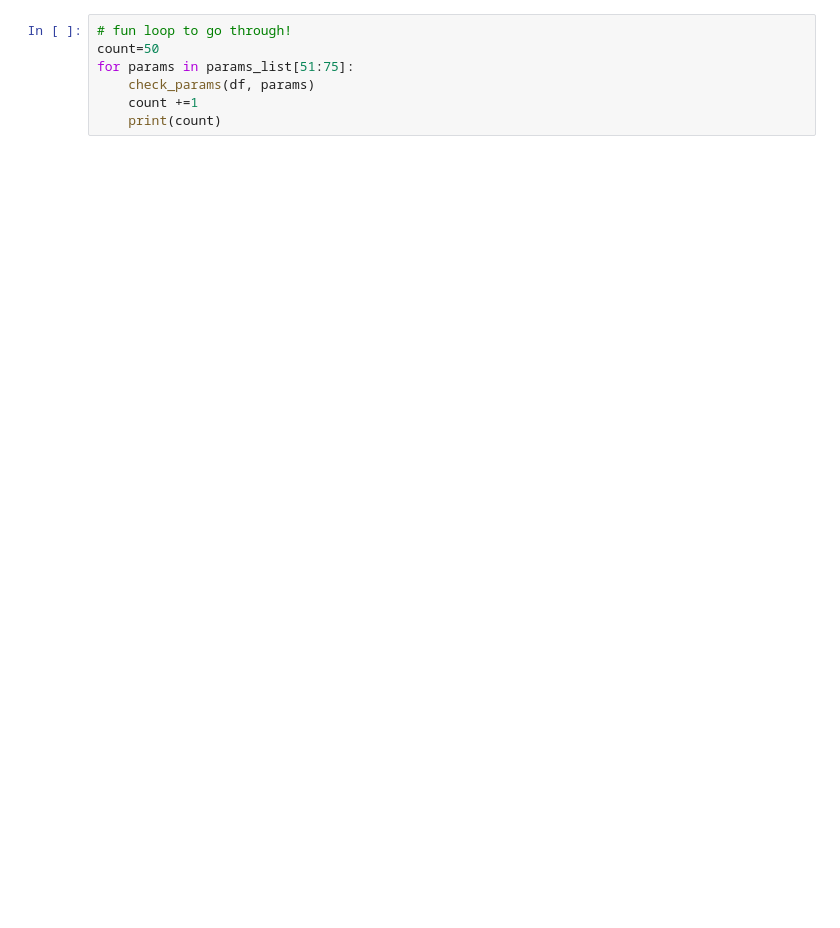
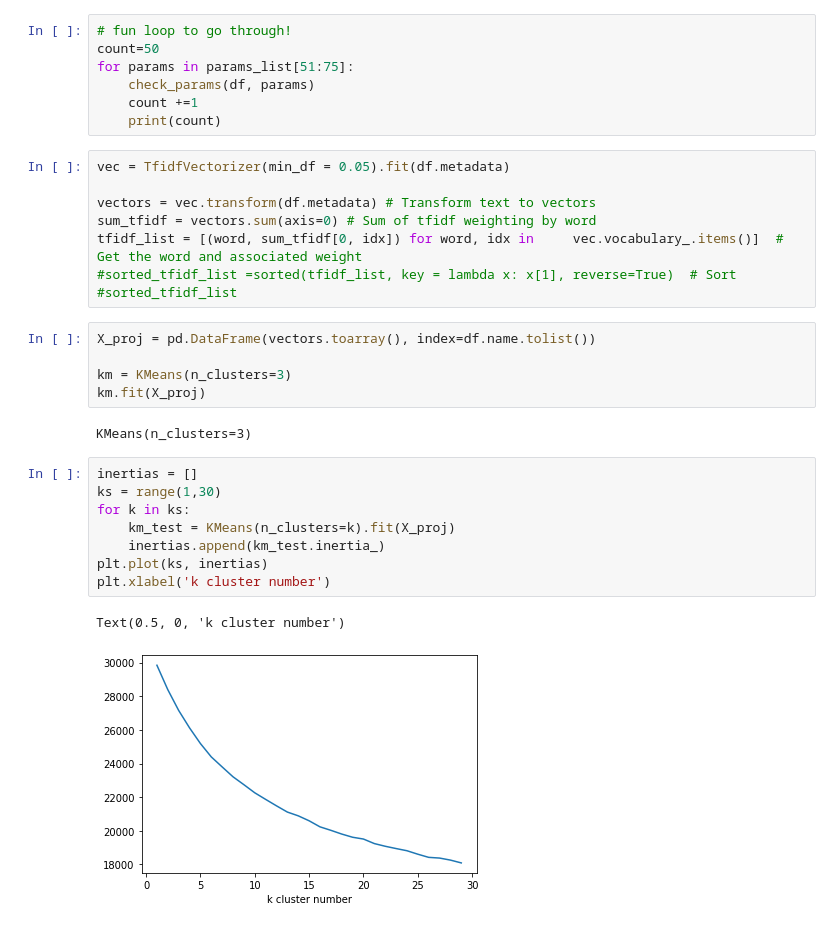
Before and after one commit to JoaoMarques1/find_your_inner_gamer, a Jupyter notebook: notebooks/model_kmeans_with_tags.ipynb, the cells around one changed output. Cells and saved outputs as stored; diff of their text form; blank space fills up the shorter version.

```diff
--- a/notebooks/model_kmeans_with_tags.ipynb
+++ b/notebooks/model_kmeans_with_tags.ipynb
@@ -292,3 +292,29 @@ for params in params_list[51:75]:
     check_params(df, params)
     count +=1
     print(count)
+# %%
+vec = TfidfVectorizer(min_df = 0.05).fit(df.metadata)
+
+vectors = vec.transform(df.metadata) # Transform text to vectors
+sum_tfidf = vectors.sum(axis=0) # Sum of tfidf weighting by word
+tfidf_list = [(word, sum_tfidf[0, idx]) for word, idx in     vec.vocabulary_.items()]  # Get the word and associated weight
+#sorted_tfidf_list =sorted(tfidf_list, key = lambda x: x[1], reverse=True)  # Sort
+#sorted_tfidf_list
+# %%
+X_proj = pd.DataFrame(vectors.toarray(), index=df.name.tolist())
+
+km = KMeans(n_clusters=3)
+km.fit(X_proj)
+# %% [output]
+KMeans(n_clusters=3)
+# %%
+inertias = []
+ks = range(1,30)
+for k in ks:
+    km_test = KMeans(n_clusters=k).fit(X_proj)
+    inertias.append(km_test.inertia_)
+plt.plot(ks, inertias)
+plt.xlabel('k cluster number')
+# %% [output]
+Text(0.5, 0, 'k cluster number')
+[figure, added]
```
Also changed, not shown: parts of 5 cells of this notebook, 1 other file.
